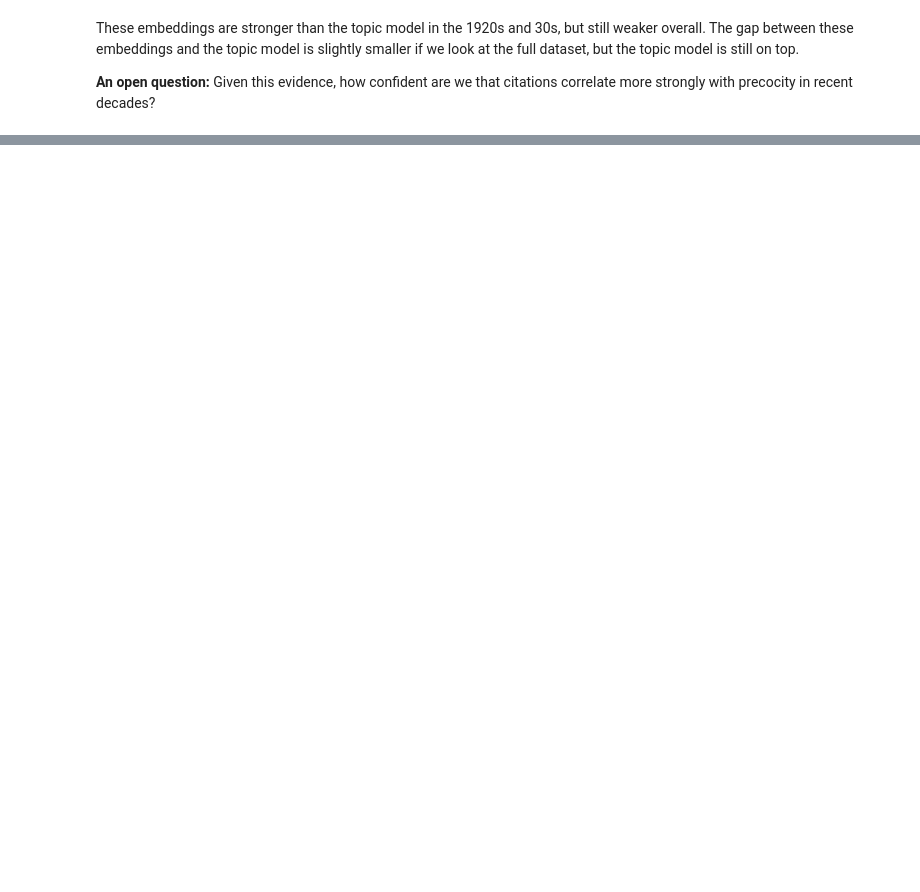
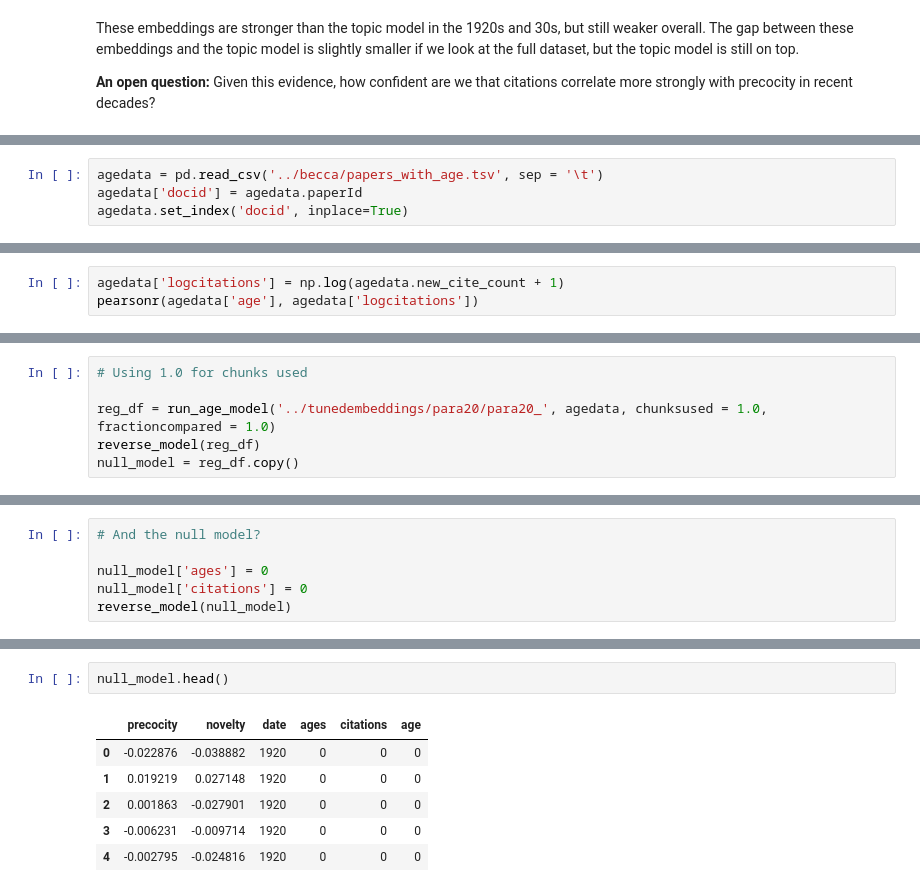
Before and after one commit to Historical-AI-Lab/novelty, a Jupyter notebook: interpret/LiteraryStudiesModelsJune.ipynb, the cells around one changed output, grey strips where cells are left out. Saved outputs shown, nothing was run; the diff lists cells and outputs as text; blank space fills up the shorter version.

```diff
--- a/interpret/LiteraryStudiesModelsJune.ipynb
+++ b/interpret/LiteraryStudiesModelsJune.ipynb
@@ -419,0 +709,4 @@ I'll also enlarge/update this notebook with more on the Vicinanza method; in ear
+# %%
+agedata = pd.read_csv('../becca/papers_with_age.tsv', sep = '\t')
+agedata['docid'] = agedata.paperId
+agedata.set_index('docid', inplace=True)
@@ -419,0 +717,3 @@ I'll also enlarge/update this notebook with more on the Vicinanza method; in ear
+# %%
+agedata['logcitations'] = np.log(agedata.new_cite_count + 1)
+pearsonr(agedata['age'], agedata['logcitations'])
@@ -419,0 +1129,6 @@ I'll also enlarge/update this notebook with more on the Vicinanza method; in ear
+# %%
+# Using 1.0 for chunks used
+
+reg_df = run_age_model('../tunedembeddings/para20/para20_', agedata, chunksused = 1.0, fractioncompared = 1.0)
+reverse_model(reg_df)
+null_model = reg_df.copy()
@@ -419,0 +1209,6 @@ I'll also enlarge/update this notebook with more on the Vicinanza method; in ear
+# %%
+# And the null model?
+
+null_model['ages'] = 0
+null_model['citations'] = 0
+reverse_model(null_model)
@@ -419,0 +1233,9 @@ I'll also enlarge/update this notebook with more on the Vicinanza method; in ear
+# %%
+null_model.head()
+# %% [output]
+|  | precocity | novelty | date | ages | citations | age |
+| 0 | -0.022876 | -0.038882 | 1920 | 0 | 0 | 0 |
+| 1 | 0.019219 | 0.027148 | 1920 | 0 | 0 | 0 |
+| 2 | 0.001863 | -0.027901 | 1920 | 0 | 0 | 0 |
+| 3 | -0.006231 | -0.009714 | 1920 | 0 | 0 | 0 |
+| 4 | -0.002795 | -0.024816 | 1920 | 0 | 0 | 0 |
```
Also changed, not shown: parts of 46 cells of this notebook, 1 other file.
